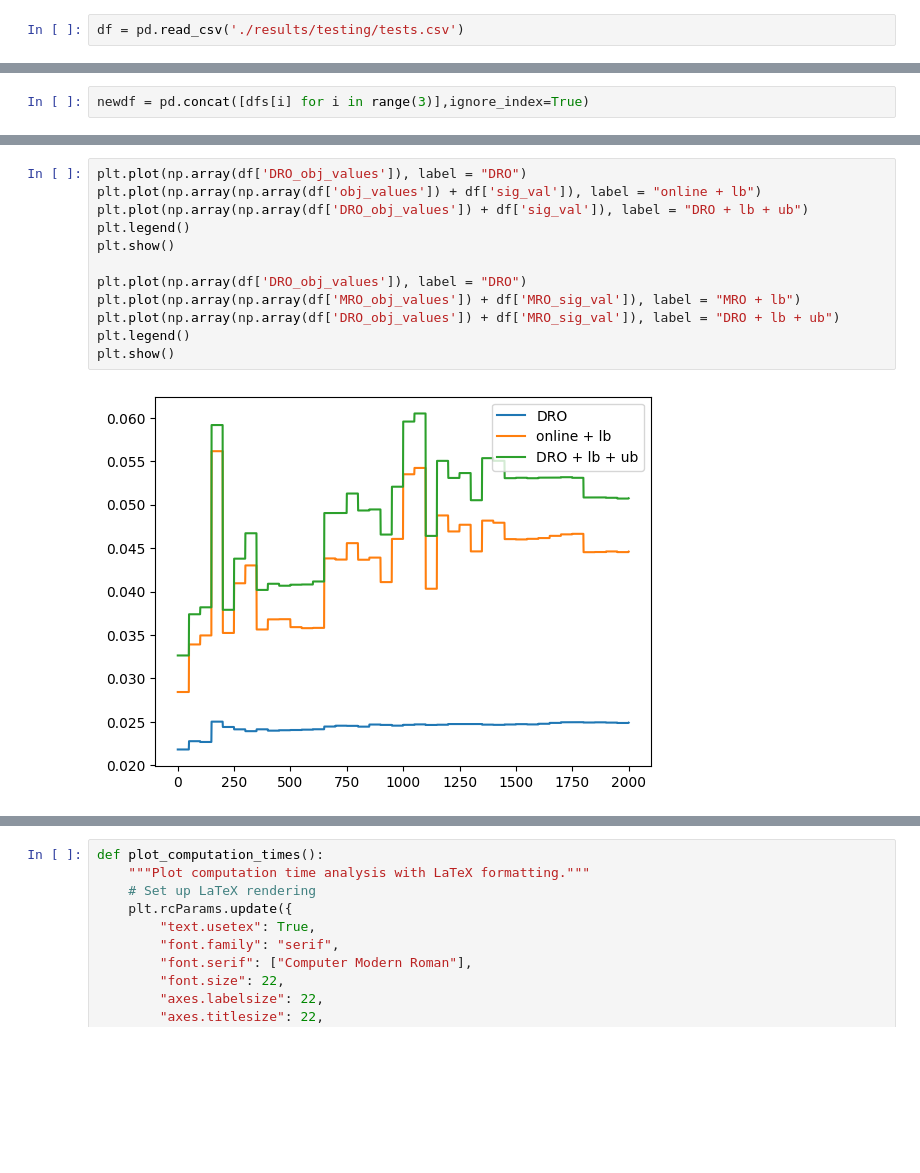
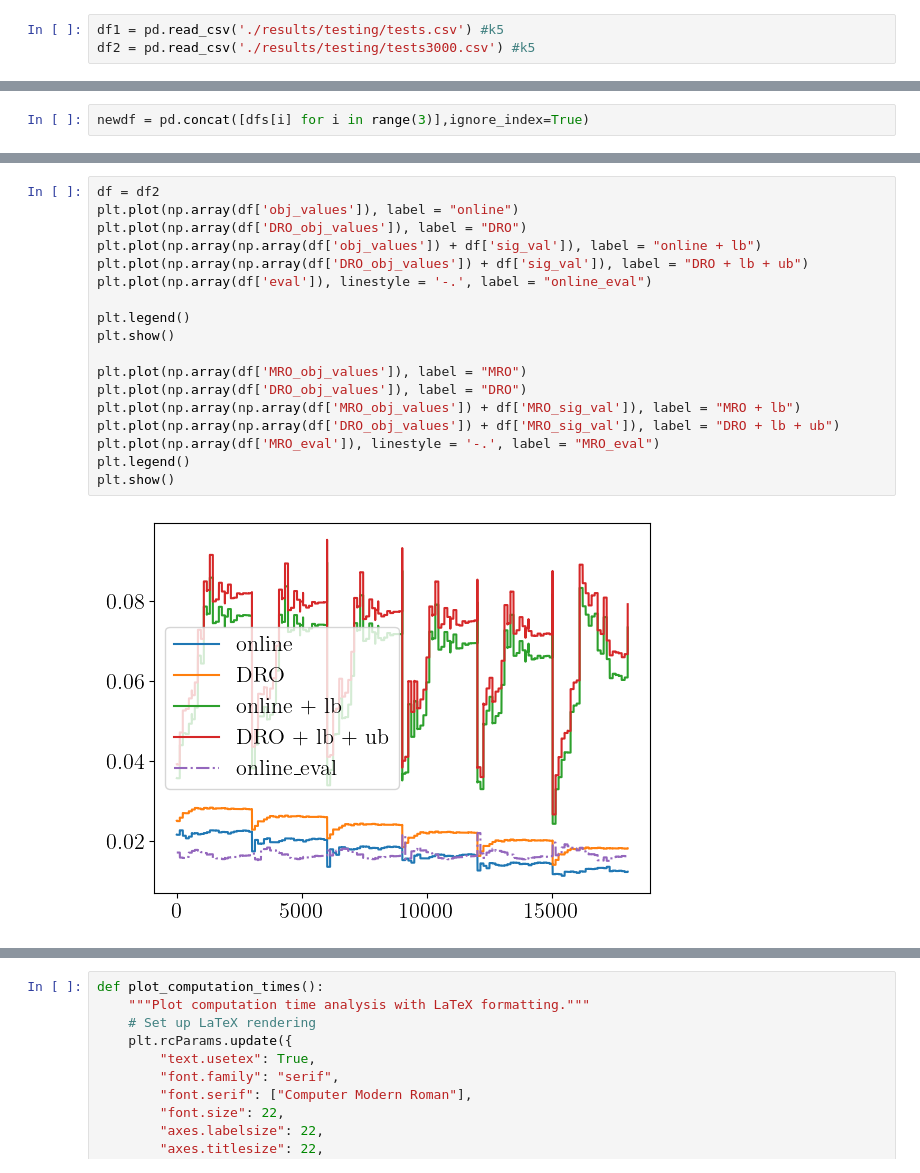
Before and after one commit to stellatogrp/online_mro, a Jupyter notebook: portfolio/online/analysis.ipynb, the cells around one changed output, grey strips where cells are left out. Cells and saved outputs as stored; diff of their text form; blank space fills up the shorter version.

```diff
--- a/portfolio/online/analysis.ipynb
+++ b/portfolio/online/analysis.ipynb
@@ -16,2 +133,3 @@ df1 = pd.read_csv('./results/10/df.csv')
 # %%
-df = pd.read_csv('./results/testing/tests.csv')
+df1 = pd.read_csv('./results/testing/tests.csv') #k5
+df2 = pd.read_csv('./results/testing/tests3000.csv') #k5
@@ -103,14 +223,20 @@ plt.show()
 # %%
+df = df2
+plt.plot(np.array(df['obj_values']), label = "online")
 plt.plot(np.array(df['DRO_obj_values']), label = "DRO")
 plt.plot(np.array(np.array(df['obj_values']) + df['sig_val']), label = "online + lb")
 plt.plot(np.array(np.array(df['DRO_obj_values']) + df['sig_val']), label = "DRO + lb + ub")
+plt.plot(np.array(df['eval']), linestyle = '-.', label = "online_eval")
+
 plt.legend()
 plt.show()
 
+plt.plot(np.array(df['MRO_obj_values']), label = "MRO")
 plt.plot(np.array(df['DRO_obj_values']), label = "DRO")
 plt.plot(np.array(np.array(df['MRO_obj_values']) + df['MRO_sig_val']), label = "MRO + lb")
 plt.plot(np.array(np.array(df['DRO_obj_values']) + df['MRO_sig_val']), label = "DRO + lb + ub")
+plt.plot(np.array(df['MRO_eval']), linestyle = '-.', label = "MRO_eval")
 plt.legend()
 plt.show()
 # %% [output]
-[figure, old version]
+[figure, new version]
```
Also changed, not shown: parts of 20 cells of this notebook, 3 other files.
